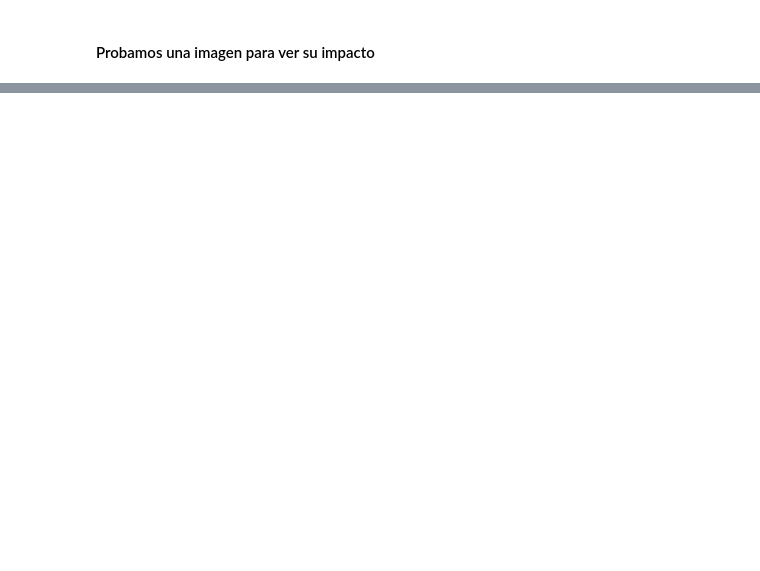
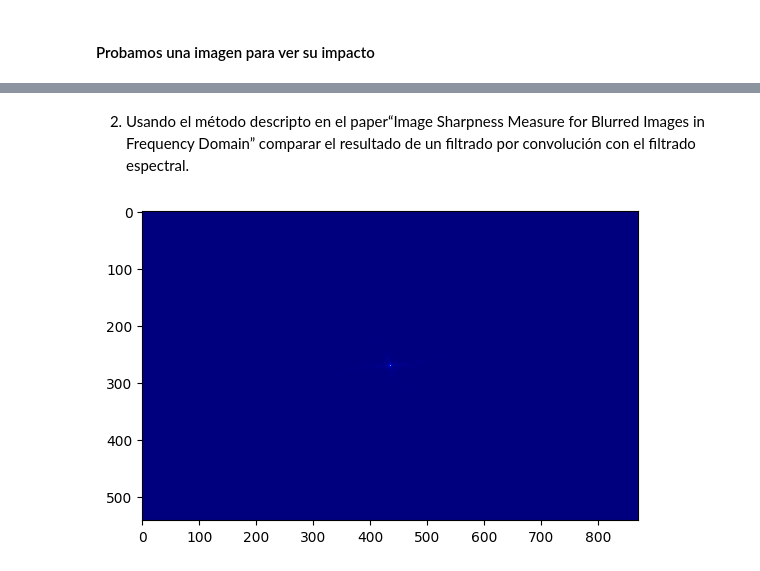
Before and after one commit to manoloacademia/vision_computadora_I, a Jupyter notebook: Material_TPs/TP2/TP2_PabloSegovia.ipynb, the cells around one changed output, grey strips where cells are left out. Saved outputs shown, nothing was run; the diff lists cells and outputs as text; code cells hidden in the pictures; blank space fills up the shorter version.

```diff
--- a/Material_TPs/TP2/TP2_PabloSegovia.ipynb
+++ b/Material_TPs/TP2/TP2_PabloSegovia.ipynb
@@ -95,0 +75,14 @@ Text(0.5, 1.0, 'Desenfoque gausiano')
+# %% [markdown]
+2. Usando el método descripto en el paper“Image Sharpness Measure for Blurred Images in Frequency
+Domain” comparar el resultado de un filtrado por convolución con el filtrado espectral.
+# %%
+# Aplicamos el método del paper
+f = np.fft.fft2(img)
+fc = np.fft.fftshift(f)
+af = np.abs(fc)
+m = np.max(af)
+# %%
+plt.figure()
+plt.imshow(af, cmap='jet');
+# %% [output]
+[figure, added]
```
Also changed, not shown: parts of 4 cells of this notebook.
